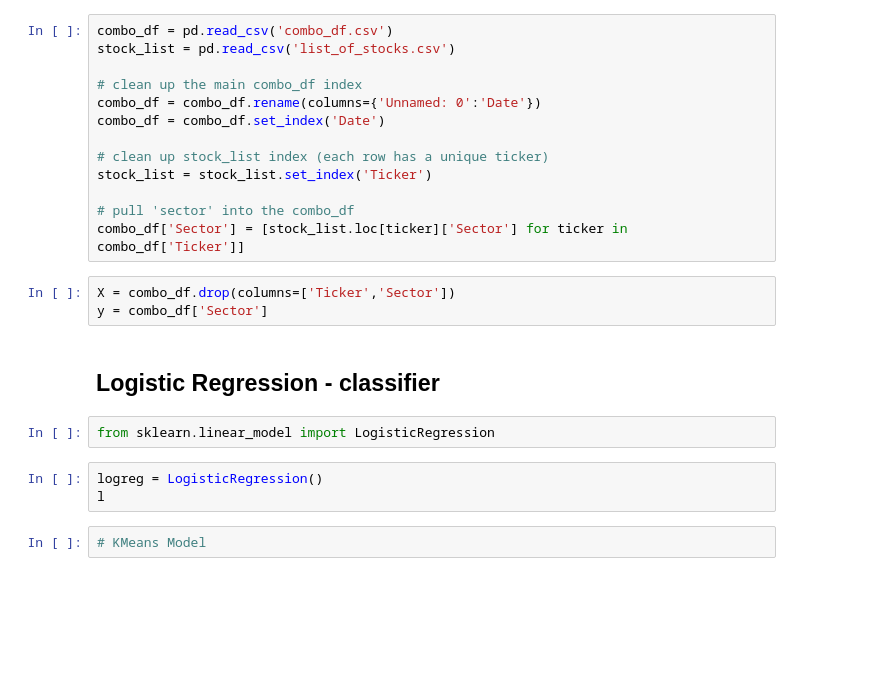
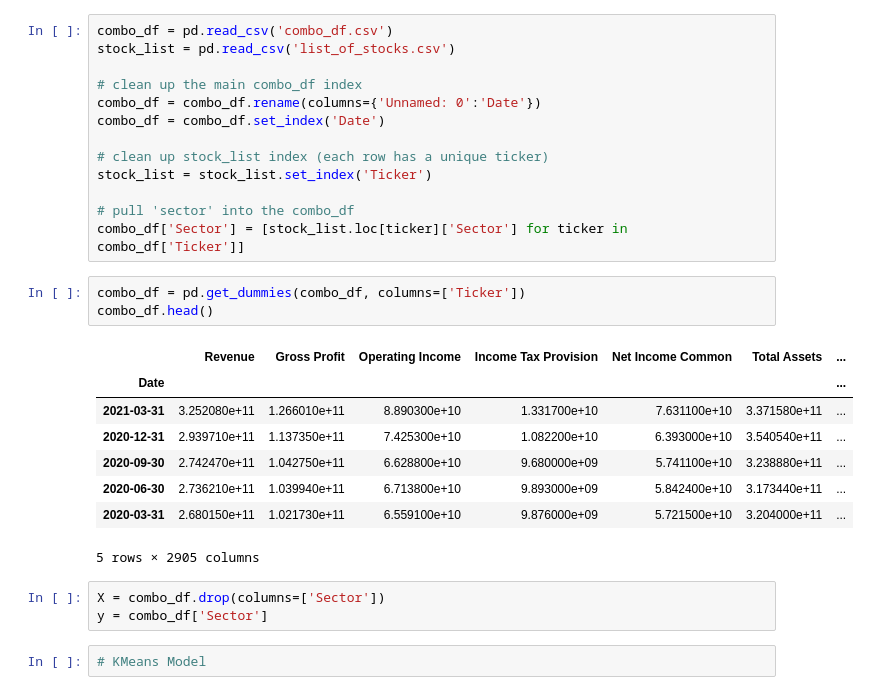
Before and after one commit to sfreagin/SEC_testing, a Jupyter notebook: KMeans_model.ipynb, the cells around one changed output. Saved outputs shown, nothing was run; the diff lists cells and outputs as text; blank space fills up the shorter version.

```diff
--- a/KMeans_model.ipynb
+++ b/KMeans_model.ipynb
@@ -21,16 +21,21 @@ stock_list = stock_list.set_index('Ticker')
 
 # pull 'sector' into the combo_df
 combo_df['Sector'] = [stock_list.loc[ticker]['Sector'] for ticker in combo_df['Ticker']]
+# %%
+combo_df = pd.get_dummies(combo_df, columns=['Ticker'])
+combo_df.head()
+# %% [output]
+|  | Revenue | Gross Profit | Operating Income | Income Tax Provision | Net Income Common | Total Assets | ... |
+| Date |  |  |  |  |  |  | ... |
+| 2021-03-31 | 3.252080e+11 | 1.266010e+11 | 8.890300e+10 | 1.331700e+10 | 7.631100e+10 | 3.371580e+11 | ... |
+| 2020-12-31 | 2.939710e+11 | 1.137350e+11 | 7.425300e+10 | 1.082200e+10 | 6.393000e+10 | 3.540540e+11 | ... |
+| 2020-09-30 | 2.742470e+11 | 1.042750e+11 | 6.628800e+10 | 9.680000e+09 | 5.741100e+10 | 3.238880e+11 | ... |
+| 2020-06-30 | 2.736210e+11 | 1.039940e+11 | 6.713800e+10 | 9.893000e+09 | 5.842400e+10 | 3.173440e+11 | ... |
+| 2020-03-31 | 2.680150e+11 | 1.021730e+11 | 6.559100e+10 | 9.876000e+09 | 5.721500e+10 | 3.204000e+11 | ... |
+5 rows × 2905 columns
 # %%
-X = combo_df.drop(columns=['Ticker','Sector'])
+X = combo_df.drop(columns=['Sector'])
 y = combo_df['Sector']
-# %% [markdown]
-## Logistic Regression - classifier
-# %%
-from sklearn.linear_model import LogisticRegression
-# %%
-logreg = LogisticRegression()
-l
 # %%
 # KMeans Model
 # %%
```
Also changed, not shown: parts of 9 cells of this notebook.
